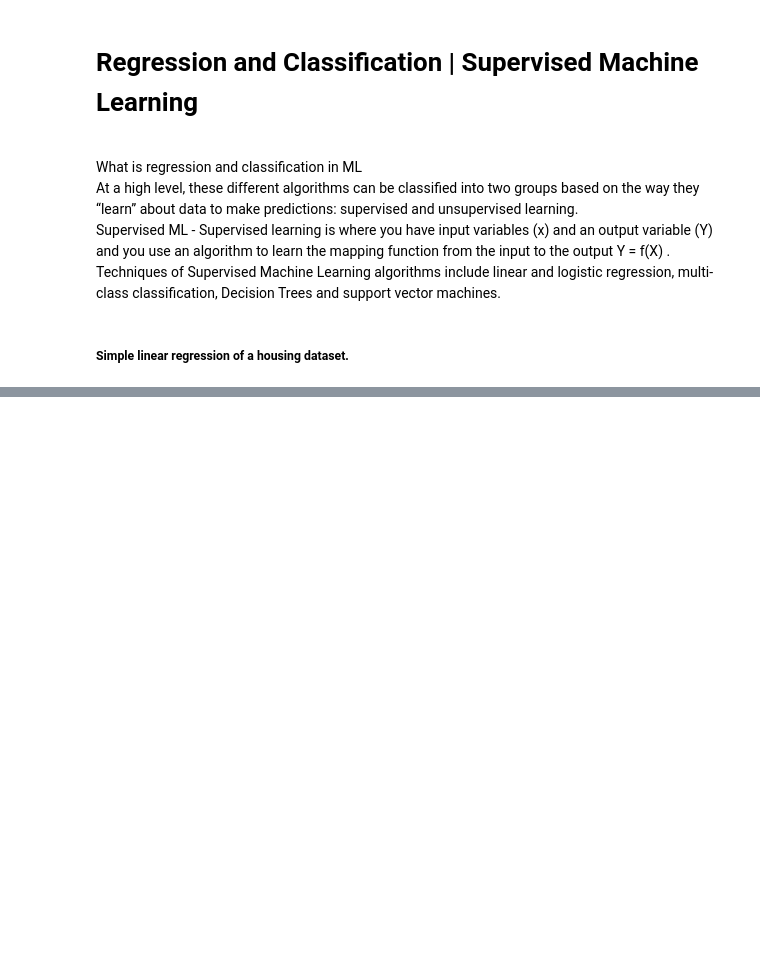
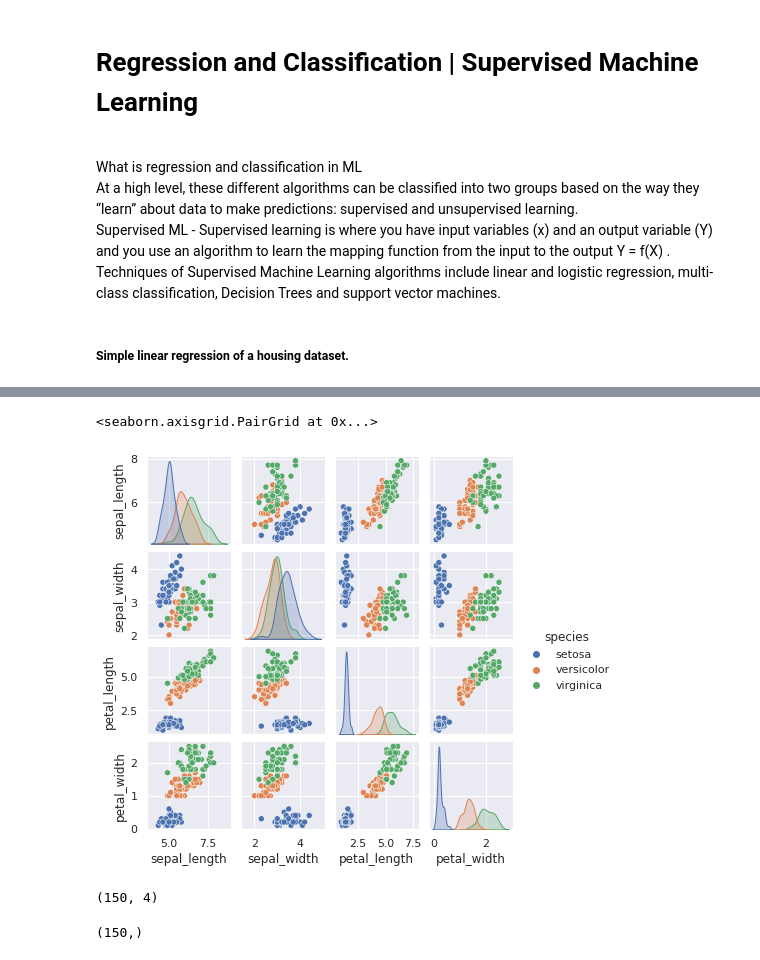
Before and after one commit to Njeri-Gitome/DS_Track, a Jupyter notebook: Machine_Learning_Regression.ipynb, the cells around one changed output, grey strips where cells are left out. Drawn from its saved outputs; the diff is of its cells as text; code cells hidden in the pictures; blank space fills up the shorter version.

```diff
--- a/Machine_Learning_Regression.ipynb
+++ b/Machine_Learning_Regression.ipynb
@@ -469,0 +505,4 @@ uploaded = files.upload()
+# %%
+import seaborn as sns
+iris = sns.load_dataset('iris')
+iris.head()
@@ -469,0 +545,18 @@ uploaded = files.upload()
+# %%
+#visualization with seaboarn
+%matplotlib inline
+import seaborn as sns; sns.set()
+sns.pairplot(iris,hue='species',size = 1.5)
+# %% [output]
+<seaborn.axisgrid.PairGrid at 0x...>
+[figure, added]
+# %%
+X_iris = iris.drop('species', axis=1)
+X_iris.shape
+# %% [output]
+(150, 4)
+# %%
+y_iris = iris['species']
+y_iris.shape
+# %% [output]
+(150,)
```
Also changed, not shown: parts of 18 cells of this notebook.
